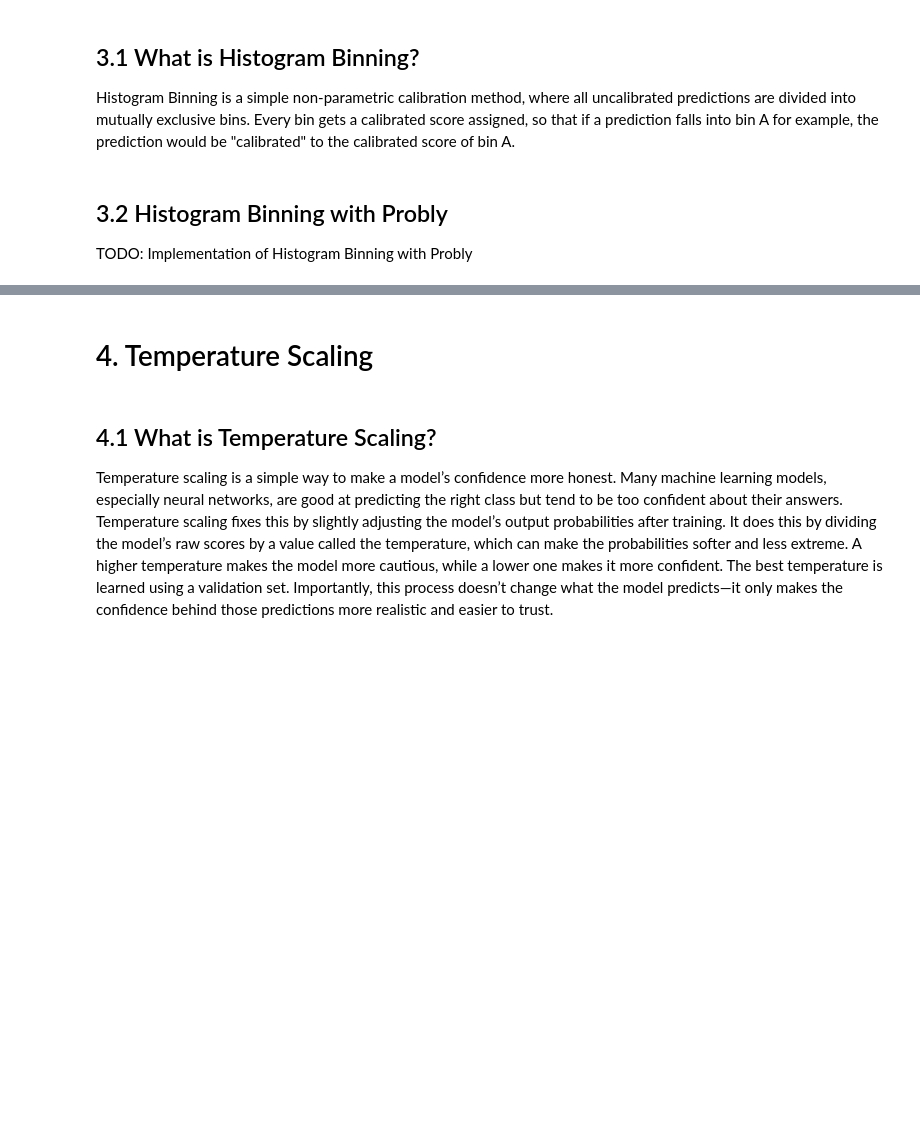
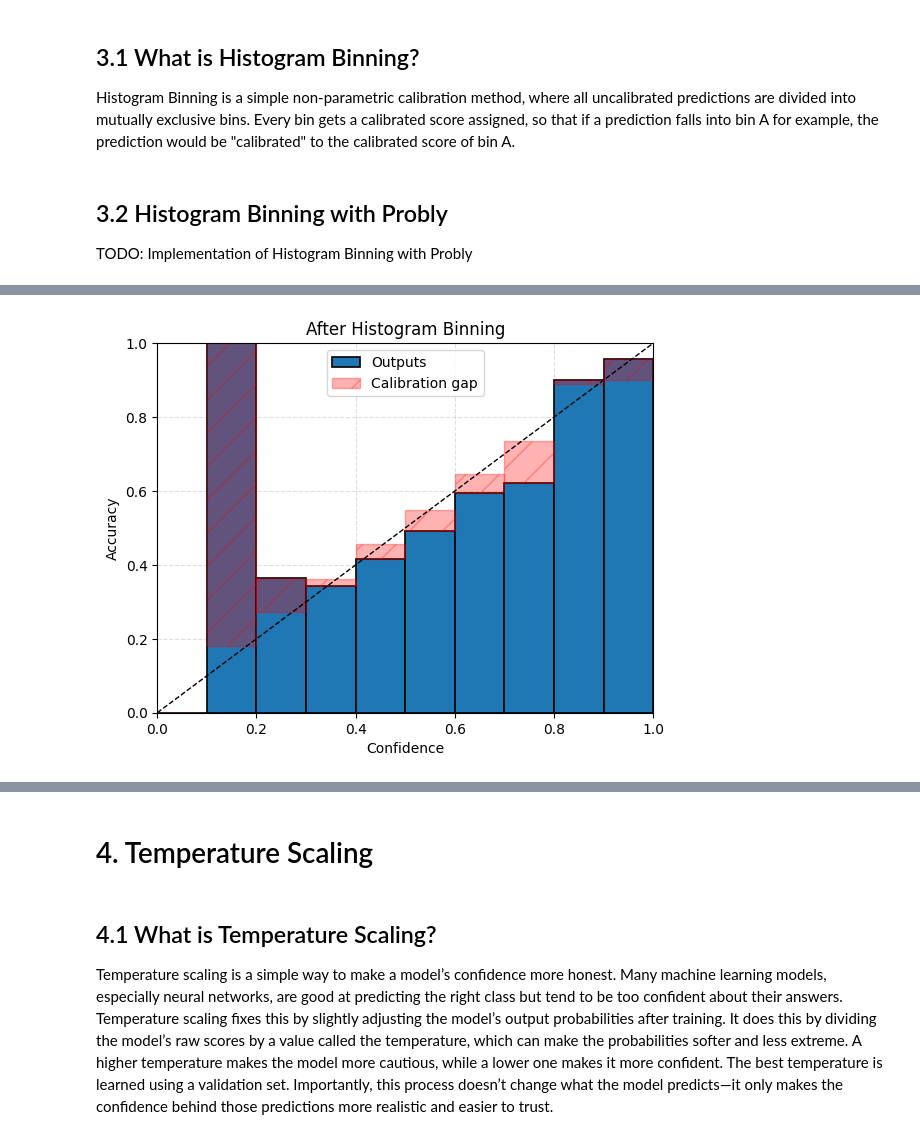
Before and after one commit to D4V1ND/probly, a Jupyter notebook: notebooks/examples/calibration.ipynb, the cells around one changed output, grey strips where cells are left out. Saved outputs shown, nothing was run; the diff lists cells and outputs as text; code cells hidden in the pictures; blank space fills up the shorter version.

Commit message:
Added BBQ and Histogram sections to the main notebook

```diff
--- a/notebooks/examples/calibration.ipynb
+++ b/notebooks/examples/calibration.ipynb
@@ -136,3 +136,100 @@ Histogram Binning is a simple non-parametric calibration method, where all uncal
 ## 3.2 Histogram Binning with Probly
 
 TODO: Implementation of Histogram Binning with Probly
+# %%
+# demo_histogram_binning_calibration.py
+import torch
+import torch.nn.functional as F
+
+from probly.calibration.histogram_binning.torch import HistogramBinning
+from probly.calibration.visualization.reliability_diagram import compute_reliability_diagram, plot_reliability_diagram
+from probly.evaluation.metrics import brier_score, expected_calibration_error
+
+device = torch.device("cuda" if torch.cuda.is_available() else "cpu")
+
+# Assume net, cal_loader, test_loader are defined elsewhere
+net.to(device)
+net.eval()
+
+# --- Step 1: collect calibration probabilities and targets
+cal_probs_list, cal_targets_list = [], []
+with torch.no_grad():
+    for inputs, targets in cal_loader:
+        inputs = inputs.to(device)
+        logits = net(inputs)
+        probs = F.softmax(logits, dim=1).cpu()  # (batch_size, n_classes)
+        cal_probs_list.append(probs)
+        cal_targets_list.append(targets)
+
+cal_probs = torch.cat(cal_probs_list, dim=0)  # shape (N_cal, n_classes)
+cal_targets = torch.cat(cal_targets_list, dim=0)  # shape (N_cal,)
+
+n_classes = cal_probs.shape[1]
+
+# --- Step 2: fit one HistogramBinning calibrator per class
+calibrators = []
+for class_idx in range(n_classes):
+    class_probs = cal_probs[:, class_idx]  # (N_cal,)
+    binary_labels = (cal_targets == class_idx).long()  # (N_cal,)
+
+    # Skip calibration if too few positives
+    if int(binary_labels.sum()) < 2:
+        calibrators.append(None)
+        continue
+
+    calibrator = HistogramBinning(n_bins=10)
+    calibrator.fit(class_probs, binary_labels)
+    calibrators.append(calibrator)
+
+# --- Step 3: collect test probabilities and targets
+test_probs_list, test_targets_list = [], []
+with torch.no_grad():
+    for inputs, targets in test_loader:
+        inputs = inputs.to(device)
+        logits = net(inputs)
+        probs = F.softmax(logits, dim=1).cpu()
+        test_probs_list.append(probs)
+        test_targets_list.append(targets)
+
+test_probs = torch.cat(test_probs_list, dim=0)  # shape (N_test, n_classes)
+test_targets = torch.cat(test_targets_list, dim=0)  # shape (N_test,)
+
+# --- Step 4: calibrate test probabilities per class
+calibrated_probs = torch.zeros_like(test_probs)
+
+for class_idx in range(n_classes):
+    class_probs = test_probs[:, class_idx]
+    calibrator = calibrators[class_idx]
+    if calibrator is None or not getattr(calibrator, "is_fitted", False):
+        calibrated_probs[:, class_idx] = class_probs
+    else:
+        try:
+            calibrated_probs[:, class_idx] = calibrator.predict(class_probs)
+        except Exception:
+            # fallback to original probs on error
+            calibrated_probs[:, class_idx] = class_probs
+
+# --- Step 5: renormalize calibrated probabilities (row-wise)
+row_sums = calibrated_probs.sum(dim=1, keepdim=True)
+zero_rows = (row_sums == 0).squeeze()
+if zero_rows.any():
+    calibrated_probs[zero_rows] = test_probs[zero_rows]
+    row_sums = calibrated_probs.sum(dim=1, keepdim=True)
+
+calibrated_probs /= row_sums
+
+# --- Step 6: evaluate calibration quality
+calibrated_probs_np = calibrated_probs.numpy()
+test_targets_np = test_targets.numpy()
+
+accuracy = (calibrated_probs_np.argmax(axis=1) == test_targets_np).mean()
+ece = expected_calibration_error(calibrated_probs_np, test_targets_np)
+brier = brier_score(calibrated_probs_np, test_targets_np)
+
+print(f"Accuracy after Histogram Binning calibration: {accuracy:.4f}")
+print(f"ECE after Histogram Binning calibration: {ece:.4f}")
+print(f"Brier score after Histogram Binning calibration: {brier:.4f}")
+
+diagram = compute_reliability_diagram(calibrated_probs_np, test_targets_np)
+plot_reliability_diagram(diagram, "After Histogram Binning")
+# %% [output]
@@ -138,0 +241 @@ TODO: Implementation of Histogram Binning with Probly
+[figure, added]
```
Also changed, not shown: parts of 4 cells of this notebook, 2 other files.
